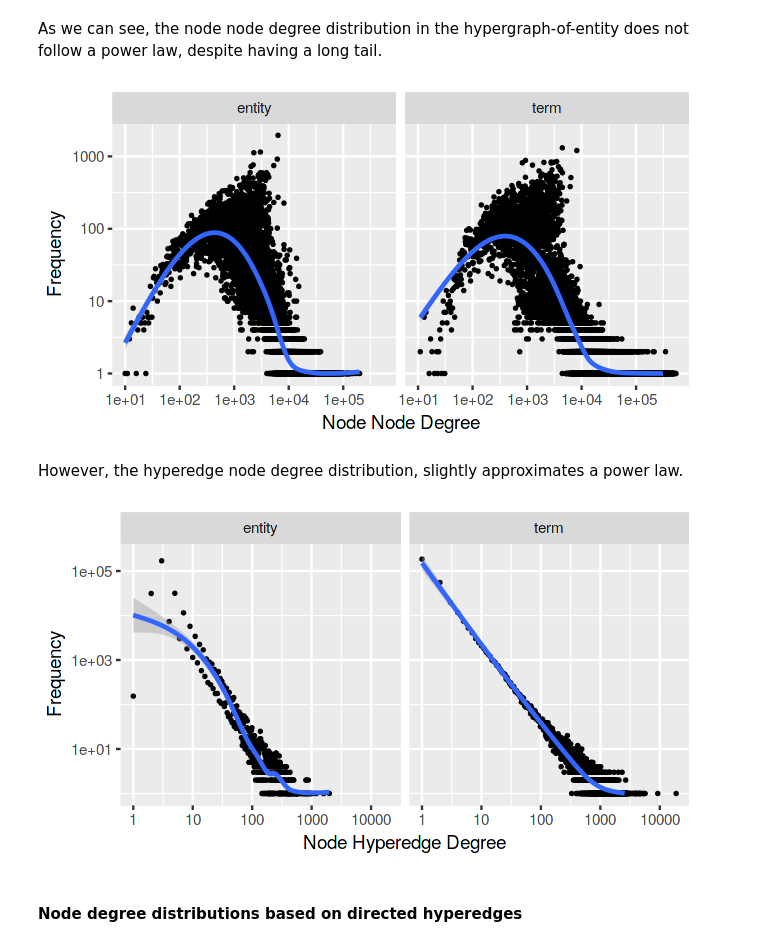
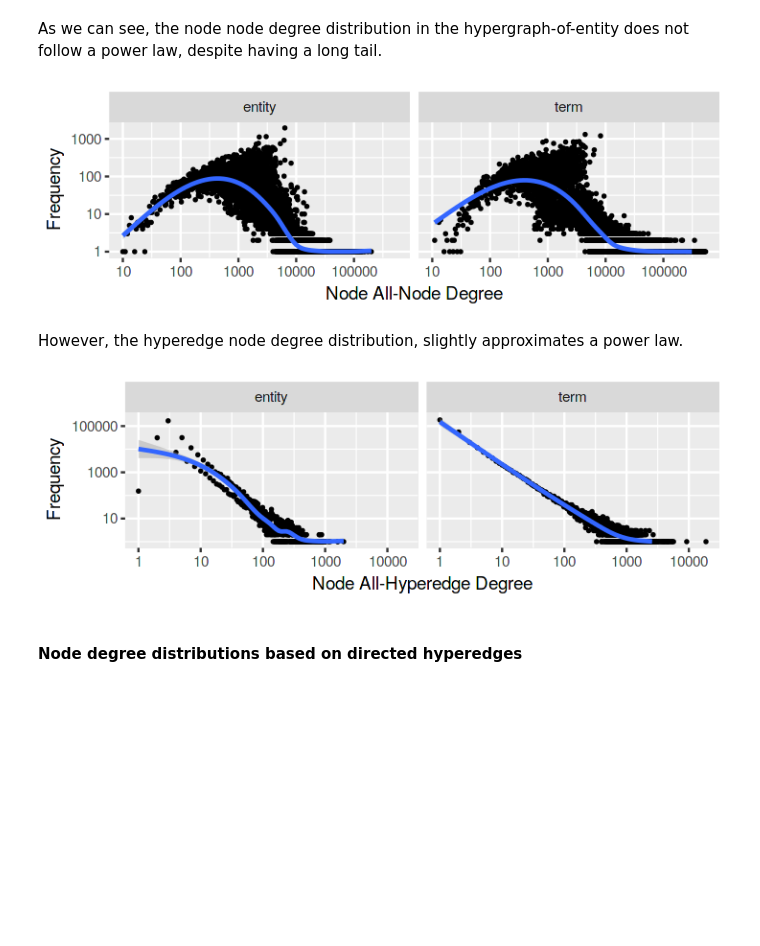
Before and after one commit to feup-infolab/army-ant, a Jupyter notebook: notebooks/hypergraph_of_entity/hypergraph_of_entity.ipynb, the cells around one changed output. Saved outputs shown, nothing was run; the diff lists cells and outputs as text; code cells hidden in the pictures; blank space fills up the shorter version.

Commit message:
CN 2019: Resized and saved figures to be used in the scientific paper.

```diff
--- a/notebooks/hypergraph_of_entity/hypergraph_of_entity.ipynb
+++ b/notebooks/hypergraph_of_entity/hypergraph_of_entity.ipynb
@@ -130,19 +133,21 @@ plot_degree_per_type <- function(data, label, name="degree") {
 # %% [markdown]
 As we can see, the node node degree distribution in the hypergraph-of-entity does not follow a power law, despite having a long tail.
 # %%
-options(repr.plot.width=5.5, repr.plot.height=3)
-plot_degree_per_type(node_degree, "Node Node Degree", "v_degree") +
+options(repr.plot.width=6, repr.plot.height=2)
+plot_degree_per_type(node_degree, "Node All-Node Degree", "v_degree") +
     stat_smooth(method = "gam", formula = y ~ s(x, bs = "cs"))
+ggsave(filename = "output/node_all_node_degree.png", width = 6, height = 2, dpi = 300)
 # %% [output]
-[figure, old version]
+[figure, new version]
 # %% [markdown]
 However, the hyperedge node degree distribution, slightly approximates a power law.
 # %%
-options(repr.plot.width=5.5, repr.plot.height=3)
-plot_degree_per_type(node_degree, "Node Hyperedge Degree", "e_degree") +
+options(repr.plot.width=6, repr.plot.height=2)
+plot_degree_per_type(node_degree, "Node All-Hyperedge Degree", "e_degree") +
     stat_smooth(method = "gam", formula = y ~ s(x, bs = "cs"))
+ggsave(filename = "output/node_all_hyperedge_degree.pdf", width = 6, height = 2, dpi = 300)
 # %% [output]
-[figure, old version]
+[figure, new version]
 # %% [markdown]
 #### Node degree distributions based on directed hyperedges
 # %% [markdown]
```
Also changed, not shown: parts of 23 cells of this notebook, 2 other files.
